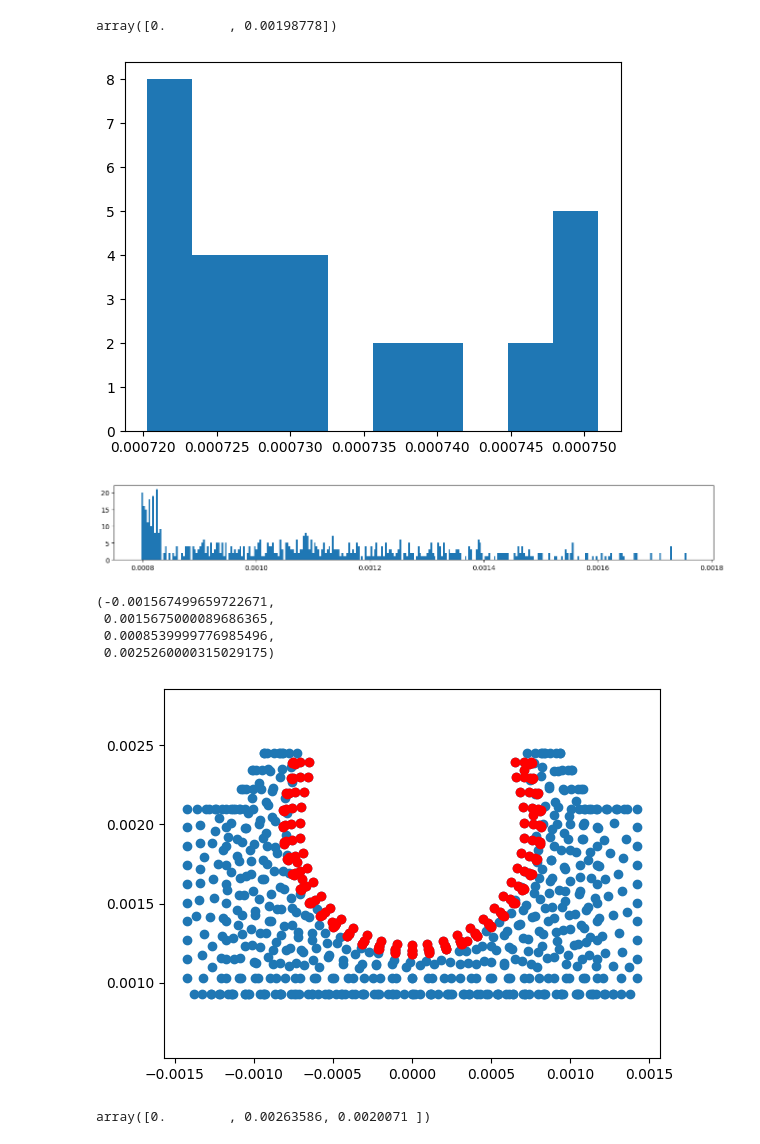
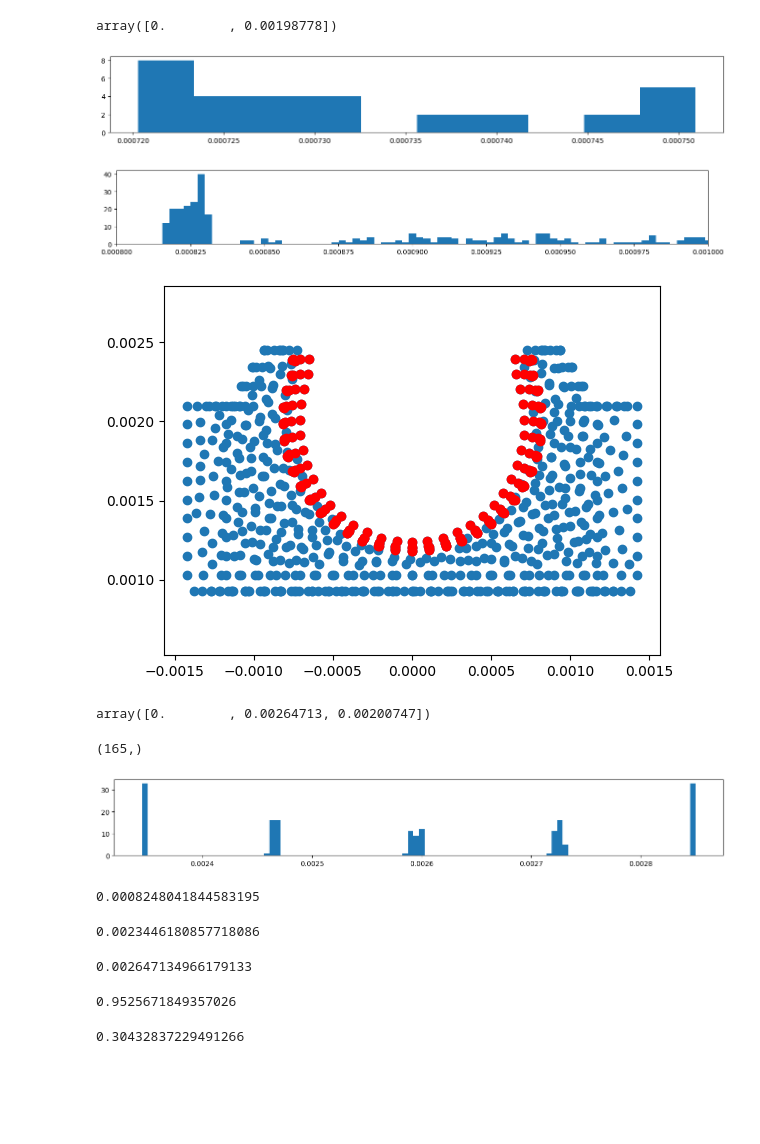
Before and after one commit to gyakusu/Mophing, a Jupyter notebook: python/BearingMakeList.ipynb, the cells around one changed output. Cells and saved outputs as stored; diff of their text form; code cells hidden in the pictures; blank space fills up the shorter version.

```diff
--- a/python/BearingEdgeView.ipynb
+++ b/python/BearingMakeList.ipynb
@@ -116,35 +118,35 @@ Olz
 array([0.        , 0.00198778])
 # %%
 Olz_dist = np.linalg.norm(lz_edge - Olz, axis=1)
+
+plt.figure(figsize=(16,2))
 plt.hist(Olz_dist, bins=10)
 plt.show()
 # %% [output]
-[figure, old version]
+[figure, new version]
 # %%
-Oxyz_temp = np.array([0, 0.0026, 0.0020])
+Oxyz_temp = np.array([0, 0.00265, 0.00201])
 Oxyz_temp_dist = np.linalg.norm(points - Oxyz_temp, axis=1)
 
 plt.figure(figsize=(16,2))
-plt.hist(Oxyz_temp_dist, bins=300)
+plt.hist(Oxyz_temp_dist, bins=400)
+plt.xlim([0.00080, 0.00100])
 plt.show()
 # %% [output]
-[figure, old version]
+[figure, new version]
 # %%
-Oxyz_temp_face = points[Oxyz_temp_dist<0.00087]
+Oxyz_face = points[Oxyz_temp_dist<0.00086]
 
 plt.plot(points[:,0], points[:,2], 'o')
-plt.plot(Oxyz_temp_face[:,0], Oxyz_temp_face[:,2], 'ro')
+plt.plot(Oxyz_face[:,0], Oxyz_face[:,2], 'ro')
 plt.axis('equal')
+plt.show()
 # %% [output]
-(-0.001567499659722671,
- 0.0015675000089686365,
- 0.0008539999776985496,
- 0.0025260000315029175)
-[figure, old version]
+[figure, new version]
 # %%
 def objective2(x):
-    # Calculate the distances between Oxyz_temp and Oxyz_temp_face
-    distances = np.linalg.norm([0,x[0],x[1]] - Oxyz_temp_face, axis=1)
+    # Calculate the distances between Oxyz_temp and Oxyz_face
+    distances = np.linalg.norm([0,x[0],x[1]] - Oxyz_face, axis=1)
     # Calculate the variance of the distances
     variance = np.var(distances) * 1e6
     return variance
@@ -159,4 +161,43 @@ result = minimize(objective2, x0)
 Oxyz = np.array([0, result.x[0], result.x[1]])
 Oxyz
 # %% [output]
-array([0.        , 0.00263586, 0.0020071 ])
+array([0.        , 0.00264713, 0.00200747])
+# %%
+z_distance_face = np.linalg.norm(Oxyz_face[:,0:2], axis=1)
+z_distance_face.shape
+# %% [output]
+(165,)
+# %%
+plt.figure(figsize=(16,2))
+plt.hist(z_distance_face, bins=100)
+plt.show()
+# %% [output]
+[figure, added]
+# %%
+r = np.linalg.norm(Oxyz_face - Oxyz, axis=1).mean()
+r
+# %% [output]
+0.0008248041844583195
+# %%
+R = z_distance.min()
+R
+# %% [output]
+0.0023446180857718086
+# %%
+d = Oxyz[1]
+d
+# %% [output]
+0.002647134966179133
+# %%
+def row_of_cosine(r, R, d):
+    return (R*R + d*d - r*r) / (2 * d * R)
+
+cosθ = row_of_cosine(r, R, d)
+cosθ
+# %% [output]
+0.9525671849357026
+# %%
+sinθ = np.sqrt(1 - cosθ**2)
+sinθ
+# %% [output]
+0.30432837229491266
```
Also changed, not shown: parts of 20 cells of this notebook, 3 other files.
